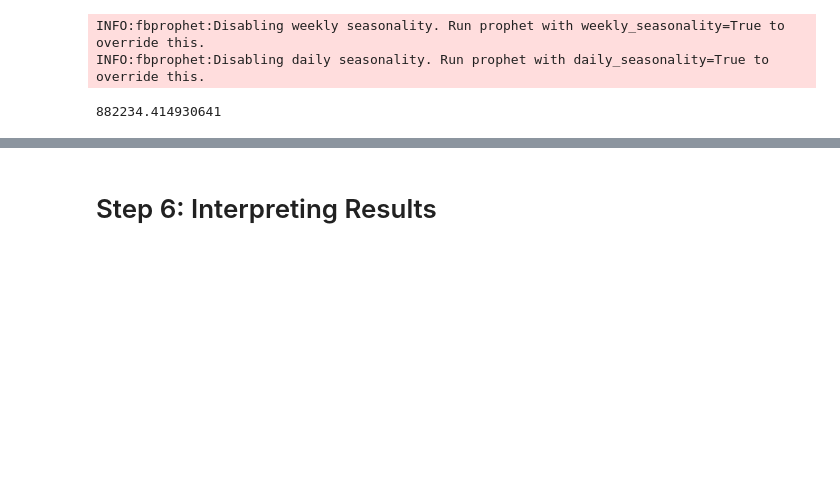
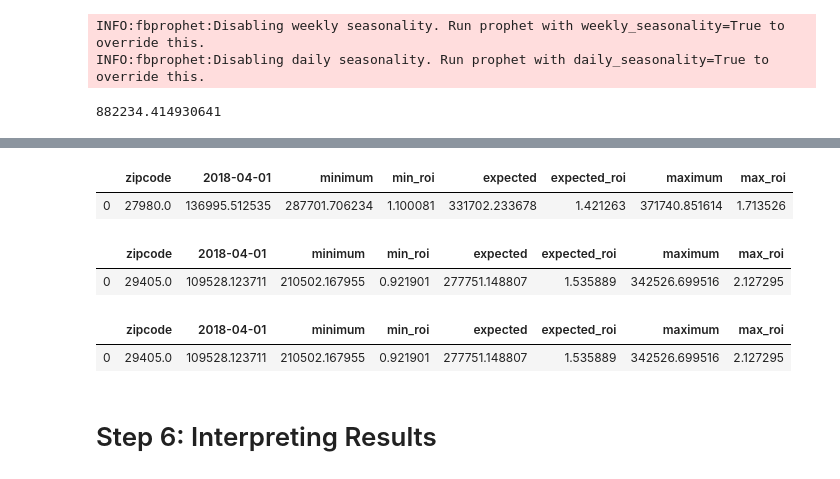
Before and after one commit to allisonhonold/Zillow_investment_zipcodes, a Jupyter notebook: ash_mod_4_starter_notebook.ipynb, the cells around one changed output, grey strips where cells are left out. Drawn from its saved outputs; the diff is of its cells as text; code cells hidden in the pictures; blank space fills up the shorter version.

```diff
--- a/ash_mod_4_starter_notebook.ipynb
+++ b/ash_mod_4_starter_notebook.ipynb
@@ -267,2 +249,17 @@ INFO:fbprophet:Disabling daily seasonality. Run prophet with daily_seasonality=T
+# %%
+stats_df.loc[stats_df['min_roi'] == stats_df['min_roi'].max()]
+# %% [output]
+|  | zipcode | 2018-04-01 | minimum | min_roi | expected | expected_roi | maximum | max_roi |
+| 0 | 27980.0 | 136995.512535 | 287701.706234 | 1.100081 | 331702.233678 | 1.421263 | 371740.851614 | 1.713526 |
+# %%
+stats_df.loc[stats_df['expected_roi'] == stats_df['expected_roi'].max()]
+# %% [output]
+|  | zipcode | 2018-04-01 | minimum | min_roi | expected | expected_roi | maximum | max_roi |
+| 0 | 29405.0 | 109528.123711 | 210502.167955 | 0.921901 | 277751.148807 | 1.535889 | 342526.699516 | 2.127295 |
+# %%
+stats_df.loc[stats_df['max_roi'] == stats_df['max_roi'].max()]
+# %% [output]
+|  | zipcode | 2018-04-01 | minimum | min_roi | expected | expected_roi | maximum | max_roi |
+| 0 | 29405.0 | 109528.123711 | 210502.167955 | 0.921901 | 277751.148807 | 1.535889 | 342526.699516 | 2.127295 |
 # %% [markdown]
 # Step 6: Interpreting Results
```
Also changed, not shown: parts of 2 cells of this notebook.
